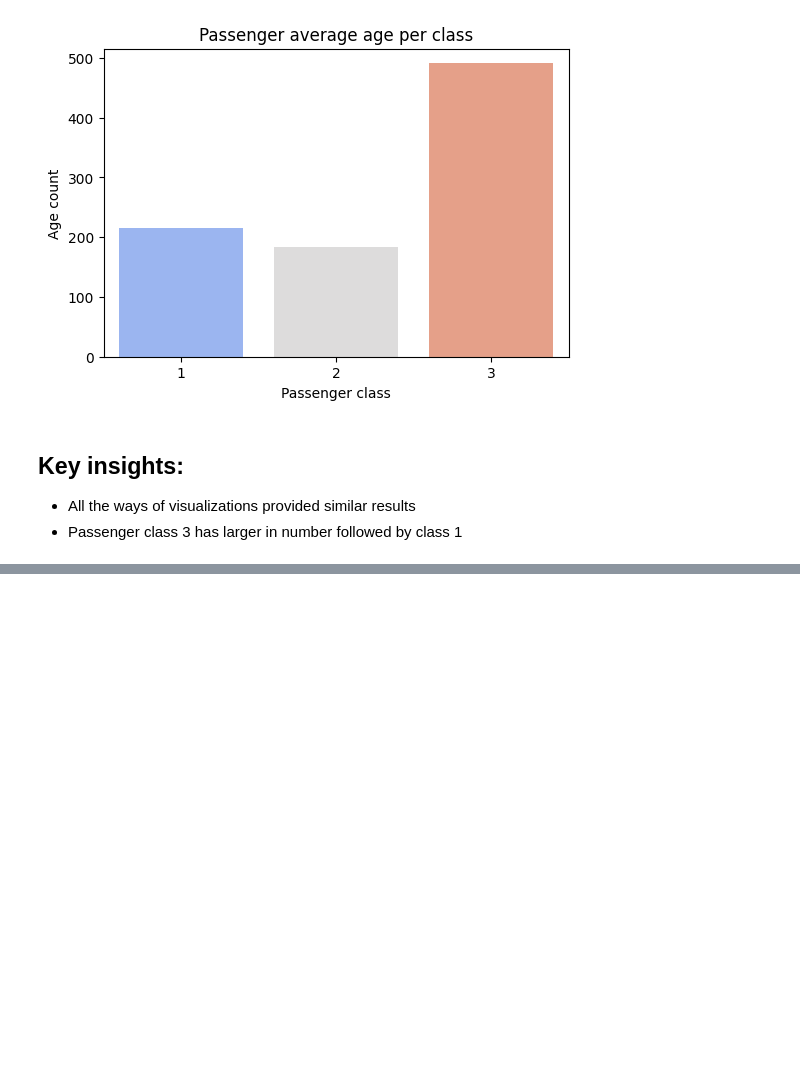
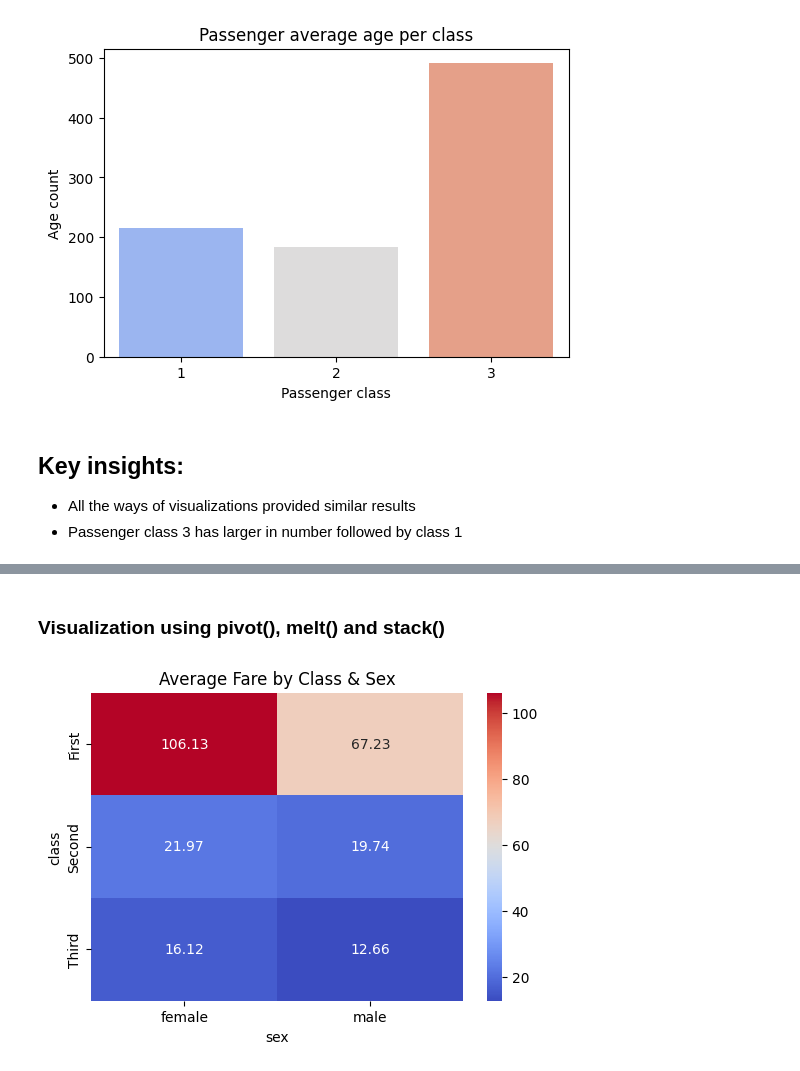
Before and after one commit to ake369/python_tutorial, a Jupyter notebook: notebooks/pandas.ipynb, the cells around one changed output, grey strips where cells are left out. Cells and saved outputs as stored; diff of their text form; code cells hidden in the pictures; blank space fills up the shorter version.

Commit message:
melt,pivot,stack

```diff
--- a/notebooks/pandas.ipynb
+++ b/notebooks/pandas.ipynb
@@ -388,0 +566,20 @@ Text(0.5, 1.0, 'The average age per passenger class')
+# %% [markdown]
+### Visualization using pivot(), melt() and stack()
+# %%
+import pandas as pd
+import seaborn as sns
+import matplotlib.pyplot as plt
+
+# Load Titanic dataset
+df = sns.load_dataset('titanic')
+
+# Pivot: Average fare paid by class and sex
+pivot_df = df.pivot_table(index='class', columns='sex', values='fare', aggfunc='mean')
+
+# Plot Heatmap
+plt.figure(figsize=(6,4))
+sns.heatmap(pivot_df, annot=True, cmap="coolwarm", fmt=".2f")
+plt.title("Average Fare by Class & Sex")
+plt.show()
+# %% [output]
+[figure, added]
```
Also changed, not shown: parts of 41 cells of this notebook.
